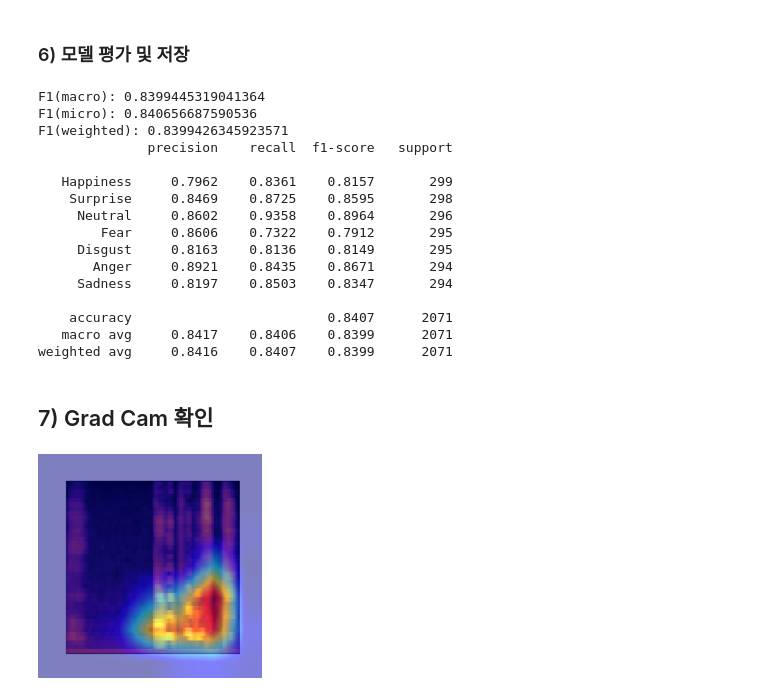
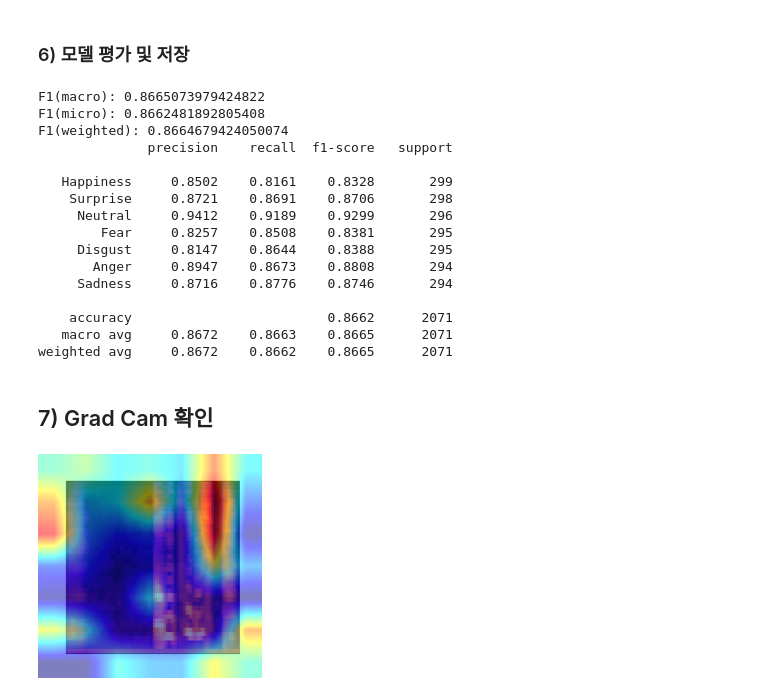
Before and after one commit to LonerStayle/aug-08month_project5, a Jupyter notebook: jin_sup/lab_start.ipynb, the cells around one changed output. Saved outputs shown, nothing was run; the diff lists cells and outputs as text; code cells hidden in the pictures.

```diff
--- a/jin_sup/lab_start.ipynb
+++ b/jin_sup/lab_start.ipynb
@@ -223,18 +244,20 @@ False
 # %%
 from sklearn.metrics import classification_report, f1_score
 from datetime import datetime
-import os
+import os, shutil
 import torch
-from BuildModel import BuildModel
-from ModelType import ModelType
+from data_model.BuildModel import BuildModel
+from data_model.ModelType import ModelType
 import torchvision.models as M
 import torch
+from util_tool import resolve_path
 
-device = "cuda" if torch.cuda.is_available() else "cpu"
+device = "cuda:0" if torch.cuda.is_available() else "cpu"
 if os.name == "posix":  # Linux, macOS
-    path = "/home/wanted-1/PotenupWorkspace/aug-project5/jin_sup/model/model_ConvNeXt_Small_Weights.IMAGENET1K_V1___08-25_15-13-22.pth"
+    path = "/home/wanted-1/PotenupWorkspace/aug-project5/jin_sup/model/model_ConvNeXt_Small_Weights.IMAGENET1K_V1___08-25_16-16-16.pth"
 elif os.name == "nt":  # Windows
-    path = "C:\\PythonProject\\aug-08month_project5\\jin_sup\\model\\model_ConvNeXt_Small_Weights.IMAGENET1K_V1___08-25_15-13-22.pth"
+    path = "C:\\PythonProject\\aug-08month_project5\\jin_sup\\model\\model_ConvNeXt_Small_Weights.IMAGENET1K_V1___08-25_16-16-16.pth"
+
 
 checkpoint = torch.load(path, map_location="cpu")
 
@@ -242,6 +265,13 @@ y_true, y_pred = [], []
 model = BuildModel.get_model(ModelType.CONVNEXT_SMALL,
                              M.ConvNeXt_Small_Weights.IMAGENET1K_V1,
                                7 , checkpoint, device)
+
+
+# 오분류 저장셋
+mis_list = []
+save_root = Path("./misclassified")
+save_root.mkdir(parents=True, exist_ok=True)
+running_idx = 0
 
 model.eval()
 with torch.no_grad():
@@ -254,6 +284,29 @@ with torch.no_grad():
         y_true.extend(label.cpu().tolist())
         y_pred.extend(pred.cpu().tolist())
 
+        mism = (pred != label)
+        if mism.any():
+            mism_indices = torch.where(mism)[0].tolist()
+            for i in mism_indices:
+                ds_idx = running_idx + i  # DataLoader 내 전체 인덱스(셔플 없을 때)
+                path = resolve_path(X_test_dl.dataset, ds_idx)
+                t = int(label[i].item())
+                p = int(pred[i].item())
+                t_name = CLASSES[t] if 'CLASSES' in globals() and 0 <= t < len(CLASSES) else str(t)
+                p_name = CLASSES[p] if 'CLASSES' in globals() and 0 <= p < len(CLASSES) else str(p)
+
+                mis_list.append((ds_idx, path, t, p, t_name, p_name))
+
+                # 원본 파일이 있으면 복사 (라벨/예측별 폴더로 정리)
+                if path is not None and os.path.exists(path):
+                    out_dir = save_root / f"true_{t_name}__pred_{p_name}"
+                    out_dir.mkdir(parents=True, exist_ok=True)
+                    shutil.copy2(path, out_dir / Path(path).name)
+
+        running_idx += label.size(0)
+
+
+
 f1_macro = f1_score(y_true, y_pred, average="macro")  # 클래스별 f1을 평균
 f1_micro = f1_score(y_true, y_pred, average="micro")  # 전체 샘플 기준 평균
 f1_weighted = f1_score(y_true, y_pred, average="weighted")  # 클래스 비율 고려
@@ -264,22 +317,22 @@ print("F1(weighted):", f1_weighted)
 
 print(classification_report(y_true, y_pred, target_names=CLASSES, digits=4))
 # %% [output]
-F1(macro): 0.8399445319041364
-F1(micro): 0.840656687590536
-F1(weighted): 0.8399426345923571
+F1(macro): 0.8665073979424822
+F1(micro): 0.8662481892805408
+F1(weighted): 0.8664679424050074
               precision    recall  f1-score   support
 
-   Happiness     0.7962    0.8361    0.8157       299
-    Surprise     0.8469    0.8725    0.8595       298
-     Neutral     0.8602    0.9358    0.8964       296
-        Fear     0.8606    0.7322    0.7912       295
-     Disgust     0.8163    0.8136    0.8149       295
-       Anger     0.8921    0.8435    0.8671       294
-     Sadness     0.8197    0.8503    0.8347       294
+   Happiness     0.8502    0.8161    0.8328       299
+    Surprise     0.8721    0.8691    0.8706       298
+     Neutral     0.9412    0.9189    0.9299       296
+        Fear     0.8257    0.8508    0.8381       295
+     Disgust     0.8147    0.8644    0.8388       295
+       Anger     0.8947    0.8673    0.8808       294
+     Sadness     0.8716    0.8776    0.8746       294
 
-    accuracy                         0.8407      2071
-   macro avg     0.8417    0.8406    0.8399      2071
-weighted avg     0.8416    0.8407    0.8399      2071
+    accuracy                         0.8662      2071
+   macro avg     0.8672    0.8663    0.8665      2071
+weighted avg     0.8672    0.8662    0.8665      2071
 # %% [markdown]
 ## 7) Grad Cam 확인
 # %%
@@ -288,34 +341,33 @@ from pytorch_grad_cam.utils.model_targets import ClassifierOutputTarget
 from pytorch_grad_cam.utils.image import show_cam_on_image
 from PIL import Image
 import numpy as np
-
 
 # 1) PIL 로드 + 확실히 224로 재할당
 pil = Image.open("../jin_sup/mel_image/099-335_mel.png").convert("RGB")
 pil = pil.resize((224, 224))                  # ← 재할당 필수!
 
 # 2) 시각화용 이미지(0~1, HWC)
 rgb_img = np.float32(pil) / 255.0
 
 # 3) 모델 입력 텐서(1,3,224,224) - buildModel.preprocess 안에 Resize가 있으면 제거 권장
 test_tf = T.Compose([
     TrimBorder(10),
     T.Grayscale(3),
     T.Resize(ImageVariable.IMAGE_SIZES, antialias=True),
     T.CenterCrop(ImageVariable.IMAGE_SIZES),
     T.ToTensor(),
     norm,
 ])
 tf = T.Compose([T.ToTensor(), buildModel.preprocess])
 input_tensor = tf(pil).unsqueeze(0).to(device)
 
 # 4) CAM
 target_layers = [model.features[-1][-1].block]
-targets = [ClassifierOutputTarget(6)]
-cam = AblationCAM(model=model, target_layers=target_layers)
+targets = [ClassifierOutputTarget(1)]
+cam = GradCAM(model=model, target_layers=target_layers)
 grayscale_cam = cam(input_tensor=input_tensor, targets=targets)[0]
 
 result = show_cam_on_image(rgb_img, grayscale_cam, use_rgb=True)
 display(Image.fromarray(result))
 # %% [output]
-[figure, old version]
+[figure, new version]
```
Also changed, not shown: parts of 5 cells of this notebook, 12 other files.
